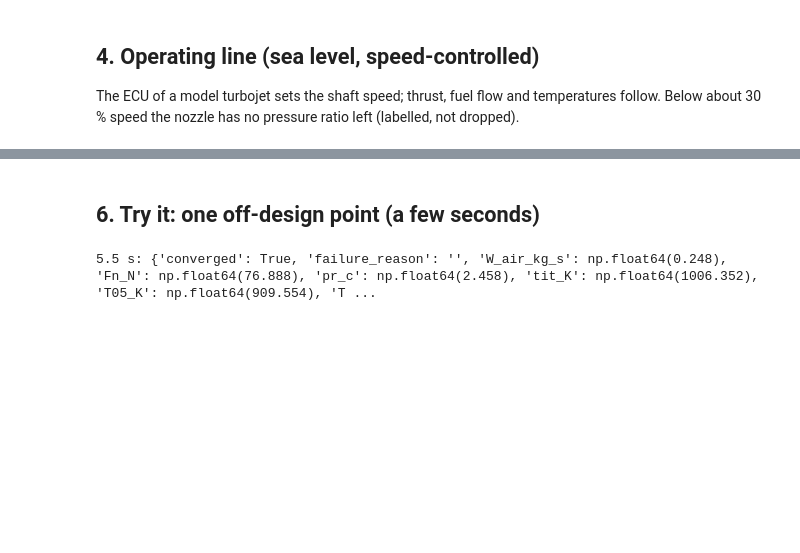
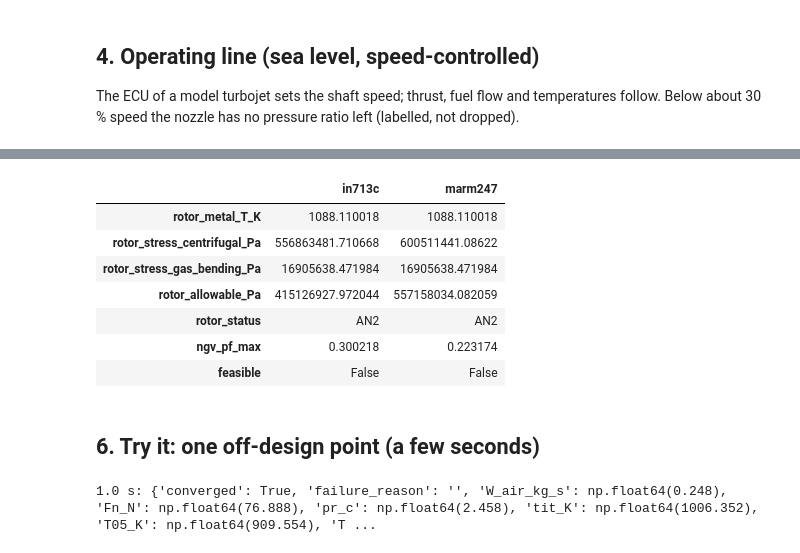
Before and after one commit to abdullanasser86/turbojetmaker, a Jupyter notebook: notebooks/03_coupled_engine.ipynb, the cells around one changed output, grey strips where cells are left out. Saved outputs shown, nothing was run; the diff lists cells and outputs as text; code cells hidden in the pictures; blank space fills up the shorter version.

```diff
--- a/notebooks/03_coupled_engine.ipynb
+++ b/notebooks/03_coupled_engine.ipynb
@@ -217,11 +205,25 @@ pd.DataFrame([{'TIT [K]': T, **{k: v for k, v in mech.turbine_temperature_check(
+# %%
+from turboml.physics.engine import design_engine, load_engine_config
+cfg = load_engine_config(); d = design_engine(cfg['baseline_design'], cfg)
+pd.DataFrame({k: {q: v[q] for q in ('rotor_metal_T_K', 'rotor_stress_centrifugal_Pa', 'rotor_stress_gas_bending_Pa',
+              'rotor_allowable_Pa', 'rotor_status', 'ngv_pf_max', 'feasible')} for k, v in d.mechanical.checks['creep'].items()})
+# %% [output]
+|  | in713c | marm247 |
+| rotor_metal_T_K | 1088.110018 | 1088.110018 |
+| rotor_stress_centrifugal_Pa | 556863481.710668 | 600511441.08622 |
+| rotor_stress_gas_bending_Pa | 16905638.471984 | 16905638.471984 |
+| rotor_allowable_Pa | 415126927.972044 | 557158034.082059 |
+| rotor_status | AN2 | AN2 |
+| ngv_pf_max | 0.300218 | 0.223174 |
+| feasible | False | False |
 # %% [markdown]
 ## 6. Try it: one off-design point (a few seconds)
 # %%
 import time
-from turboml.physics.engine import Engine, design_engine, load_engine_config
-cfg = load_engine_config(); d = design_engine(cfg['baseline_design'], cfg); e = Engine(d, cfg)
+from turboml.physics.engine import Engine
+e = Engine(d, cfg)
 t0 = time.perf_counter(); p = e.off_design(0.9 * d.design_point.n_rpm, alt_m=1000.0, mach=0.3)
 print(f'{time.perf_counter() - t0:.1f} s:', {k: round(v, 3) if isinstance(v, float) else v for k, v in p.to_dict().items()
       if k in ('converged', 'failure_reason', 'Fn_N', 'W_air_kg_s', 'pr_c', 'tit_K', 'T05_K', 'TSFC_g_kN_s')})
 # %% [output]
-5.5 s: {'converged': True, 'failure_reason': '', 'W_air_kg_s': np.float64(0.248), 'Fn_N': np.float64(76.888), 'pr_c': np.float64(2.458), 'tit_K': np.float64(1006.352), 'T05_K': np.float64(909.554), 'T ...
+1.0 s: {'converged': True, 'failure_reason': '', 'W_air_kg_s': np.float64(0.248), 'Fn_N': np.float64(76.888), 'pr_c': np.float64(2.458), 'tit_K': np.float64(1006.352), 'T05_K': np.float64(909.554), 'T ...
```
Also changed, not shown: parts of 5 cells of this notebook, 12 other files.
